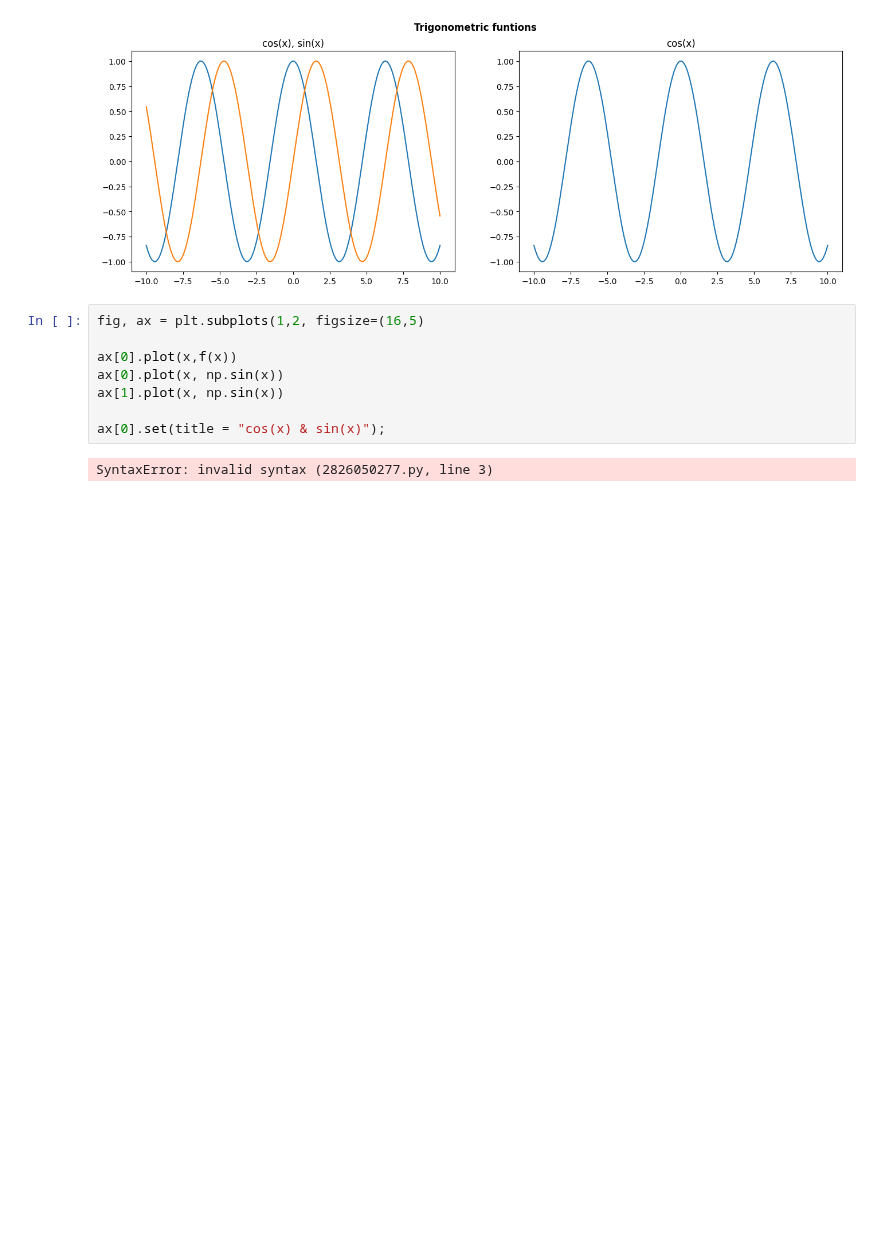
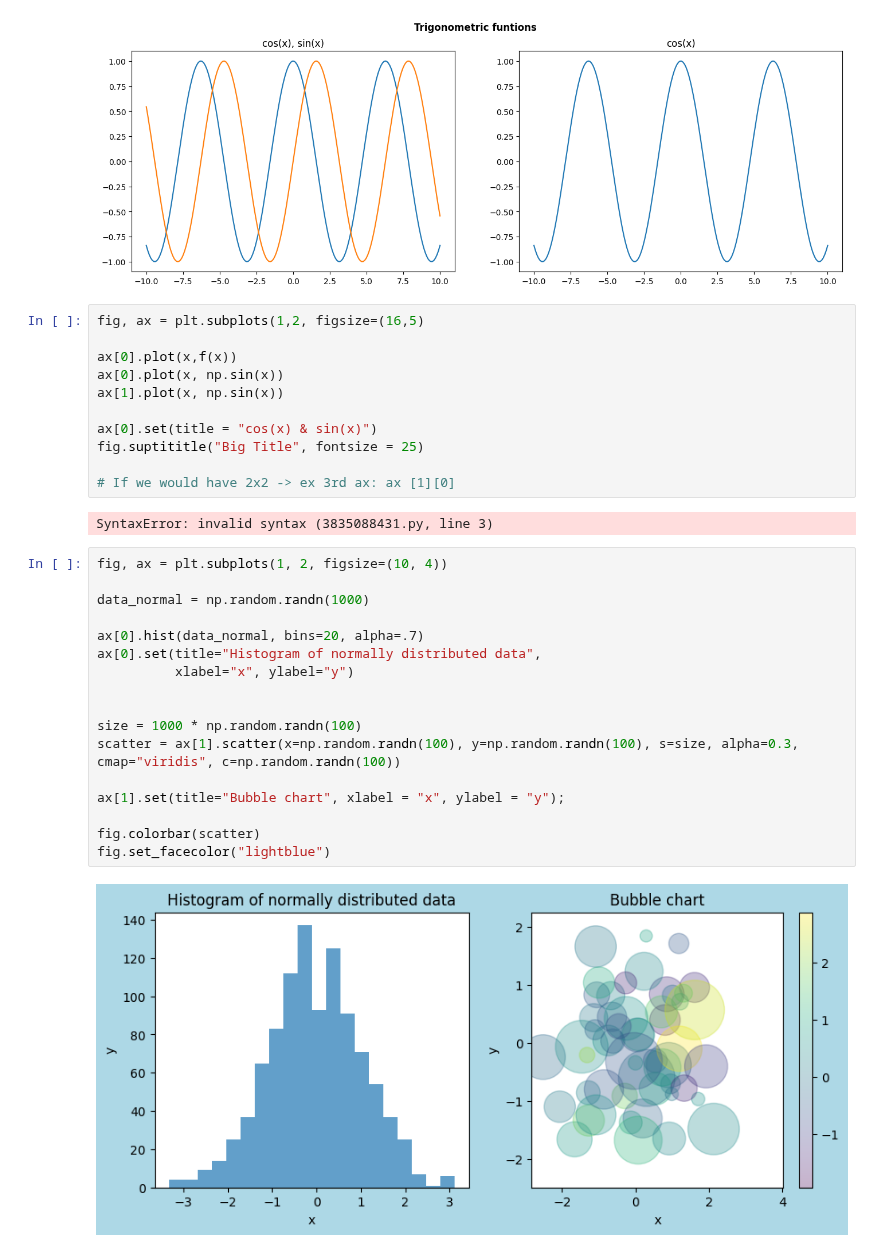
Before and after one commit to SCGlass/python-sam-glass, a Jupyter notebook: code alongs/Lec16_matplotlib.ipynb, the cells around one changed output. Saved outputs shown, nothing was run; the diff lists cells and outputs as text; blank space fills up the shorter version.

```diff
--- a/code alongs/Lec16_matplotlib.ipynb
+++ b/code alongs/Lec16_matplotlib.ipynb
@@ -84,6 +76,28 @@ ax[0].plot(x,f(x))
 ax[0].plot(x, np.sin(x))
 ax[1].plot(x, np.sin(x))
 
-ax[0].set(title = "cos(x) & sin(x)");
+ax[0].set(title = "cos(x) & sin(x)")
+fig.suptititle("Big Title", fontsize = 25)
+
+# If we would have 2x2 -> ex 3rd ax: ax [1][0]
 # %% [output]
-SyntaxError: invalid syntax (2826050277.py, line 3)
+SyntaxError: invalid syntax (3835088431.py, line 3)
+# %%
+fig, ax = plt.subplots(1, 2, figsize=(10, 4))
+
+data_normal = np.random.randn(1000)
+
+ax[0].hist(data_normal, bins=20, alpha=.7)
+ax[0].set(title="Histogram of normally distributed data",
+          xlabel="x", ylabel="y")
+
+
+size = 1000 * np.random.randn(100)
+scatter = ax[1].scatter(x=np.random.randn(100), y=np.random.randn(100), s=size, alpha=0.3, cmap="viridis", c=np.random.randn(100))
+
+ax[1].set(title="Bubble chart", xlabel = "x", ylabel = "y");
+
+fig.colorbar(scatter)
+fig.set_facecolor("lightblue")
+# %% [output]
+[figure, added]
```
Also changed, not shown: parts of 1 cell of this notebook.
